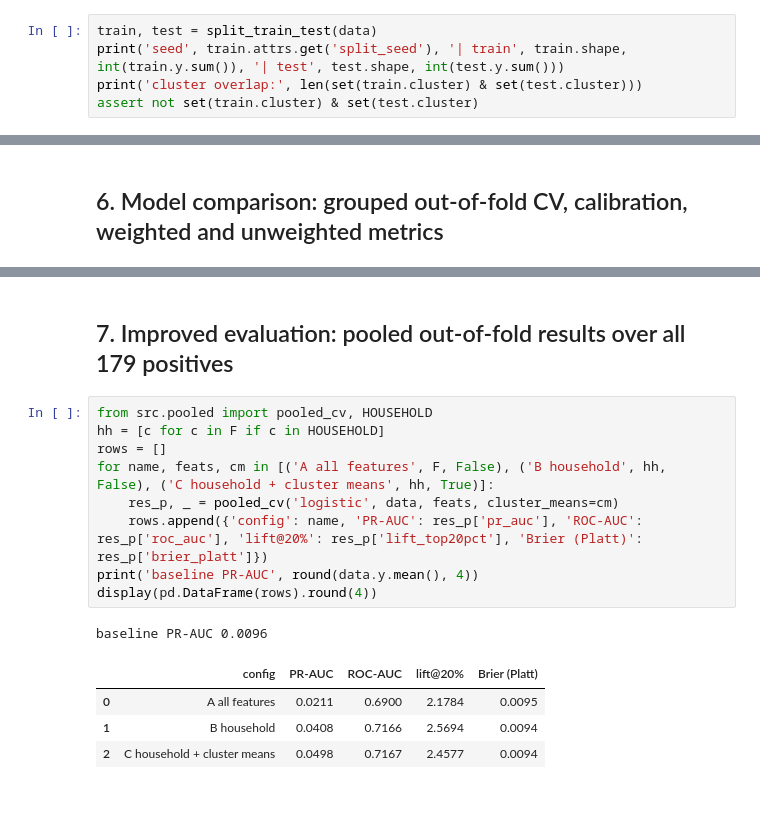
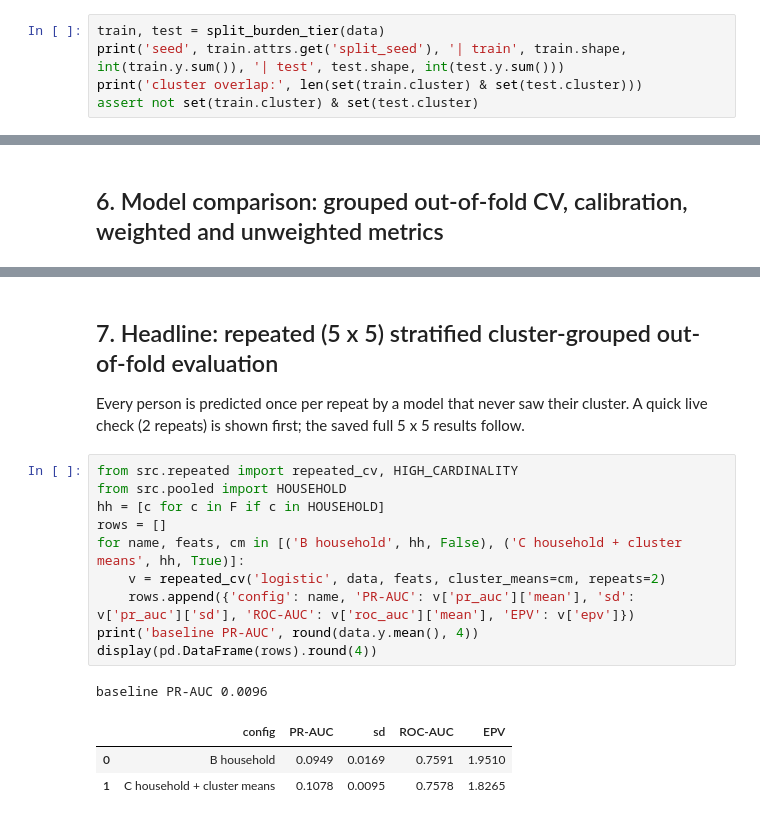
Before and after one commit to dntwaritag/malaria-risk-prediction-rwanda, a Jupyter notebook: notebooks/pipeline_execution.ipynb, the cells around one changed output, grey strips where cells are left out. Drawn from its saved outputs; the diff is of its cells as text.

Commit message:
Address feedback: MI tie-break, repeated grouped CV, burden-tier hold-out, survey-round test

```diff
--- a/notebooks/pipeline_execution.ipynb
+++ b/notebooks/pipeline_execution.ipynb
@@ -25,5 +25,5 @@ Initial N x P = 18672 x 53 | overall positives: 179 (0.96%)
 # %%
-train, test = split_train_test(data)
+train, test = split_burden_tier(data)
 print('seed', train.attrs.get('split_seed'), '| train', train.shape, int(train.y.sum()), '| test', test.shape, int(test.y.sum()))
 print('cluster overlap:', len(set(train.cluster) & set(test.cluster)))
 assert not set(train.cluster) & set(test.cluster)
@@ -108,17 +108,18 @@ baseline PR-AUC (prevalence): 0.0096
-# %% [markdown]
-## 7. Improved evaluation: pooled out-of-fold results over all 179 positives
+# %% [markdown]
+## 7. Headline: repeated (5 x 5) stratified cluster-grouped out-of-fold evaluation
+Every person is predicted once per repeat by a model that never saw their cluster. A quick live check (2 repeats) is shown first; the saved full 5 x 5 results follow.
 # %%
-from src.pooled import pooled_cv, HOUSEHOLD
+from src.repeated import repeated_cv, HIGH_CARDINALITY
+from src.pooled import HOUSEHOLD
 hh = [c for c in F if c in HOUSEHOLD]
 rows = []
-for name, feats, cm in [('A all features', F, False), ('B household', hh, False), ('C household + cluster means', hh, True)]:
-    res_p, _ = pooled_cv('logistic', data, feats, cluster_means=cm)
-    rows.append({'config': name, 'PR-AUC': res_p['pr_auc'], 'ROC-AUC': res_p['roc_auc'], 'lift@20%': res_p['lift_top20pct'], 'Brier (Platt)': res_p['brier_platt']})
+for name, feats, cm in [('B household', hh, False), ('C household + cluster means', hh, True)]:
+    v = repeated_cv('logistic', data, feats, cluster_means=cm, repeats=2)
+    rows.append({'config': name, 'PR-AUC': v['pr_auc']['mean'], 'sd': v['pr_auc']['sd'], 'ROC-AUC': v['roc_auc']['mean'], 'EPV': v['epv']})
 print('baseline PR-AUC', round(data.y.mean(), 4))
 display(pd.DataFrame(rows).round(4))
 # %% [output]
 baseline PR-AUC 0.0096
-|  | config | PR-AUC | ROC-AUC | lift@20% | Brier (Platt) |
-| 0 | A all features | 0.0211 | 0.6900 | 2.1784 | 0.0095 |
-| 1 | B household | 0.0408 | 0.7166 | 2.5694 | 0.0094 |
-| 2 | C household + cluster means | 0.0498 | 0.7167 | 2.4577 | 0.0094 |
+|  | config | PR-AUC | sd | ROC-AUC | EPV |
+| 0 | B household | 0.0949 | 0.0169 | 0.7591 | 1.9510 |
+| 1 | C household + cluster means | 0.1078 | 0.0095 | 0.7578 | 1.8265 |
```
Also changed, not shown: parts of 16 cells of this notebook, 24 other files.
